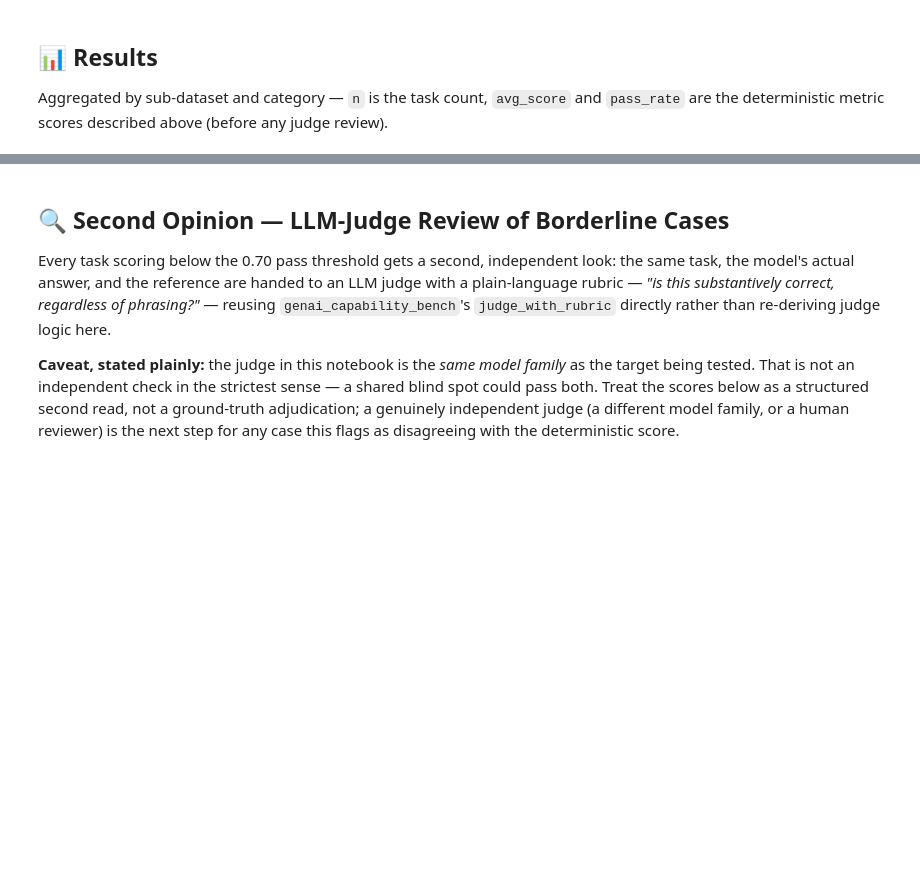
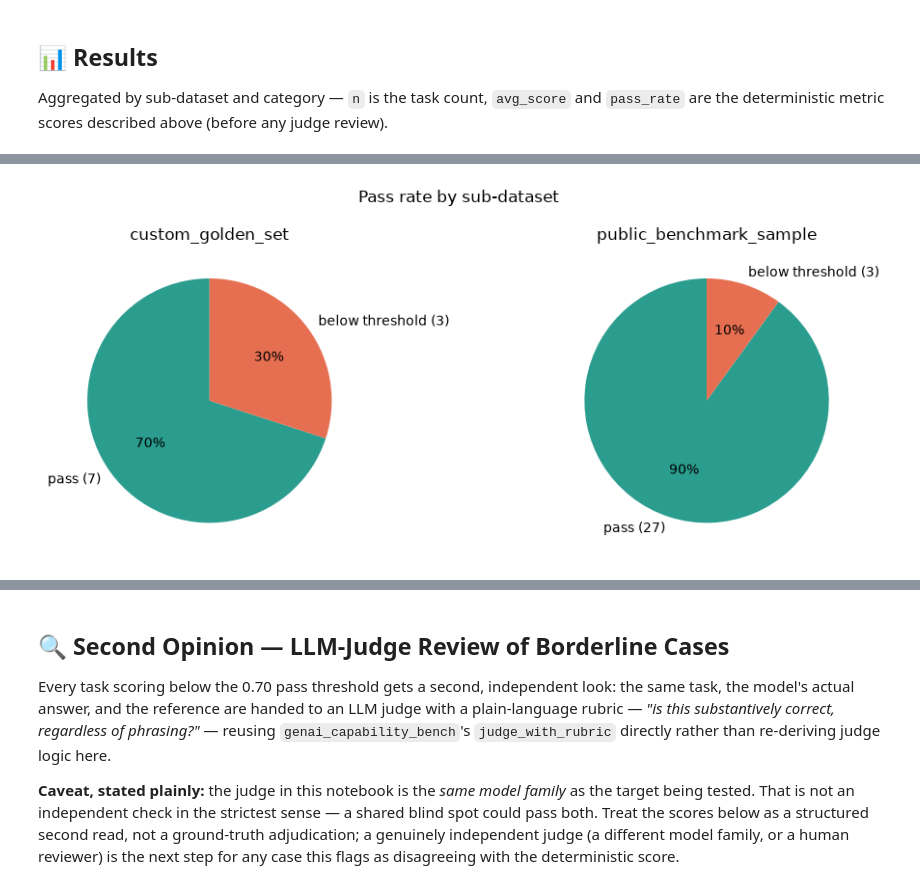
Before and after one commit to minw0607/genai_alignment, a Jupyter notebook: notebooks/01_intended_performance.ipynb, the cells around one changed output, grey strips where cells are left out. Cells and saved outputs as stored; diff of their text form; code cells hidden in the pictures; blank space fills up the shorter version.

```diff
--- a/notebooks/01_intended_performance.ipynb
+++ b/notebooks/01_intended_performance.ipynb
@@ -262,3 +164,7 @@ plt.show()
+# %%
+pass_chart = scenario.plot_pass_rate(combined["results"])
+# %% [output]
+[figure, added]
 # %%
 cols = ["task_id", "dataset_label", "category", "expected_output", "actual_output", "score", "passed"]
 combined["results"][cols].sort_values("score").head(15)
```
Also changed, not shown: parts of 21 cells of this notebook, 6 other files.
